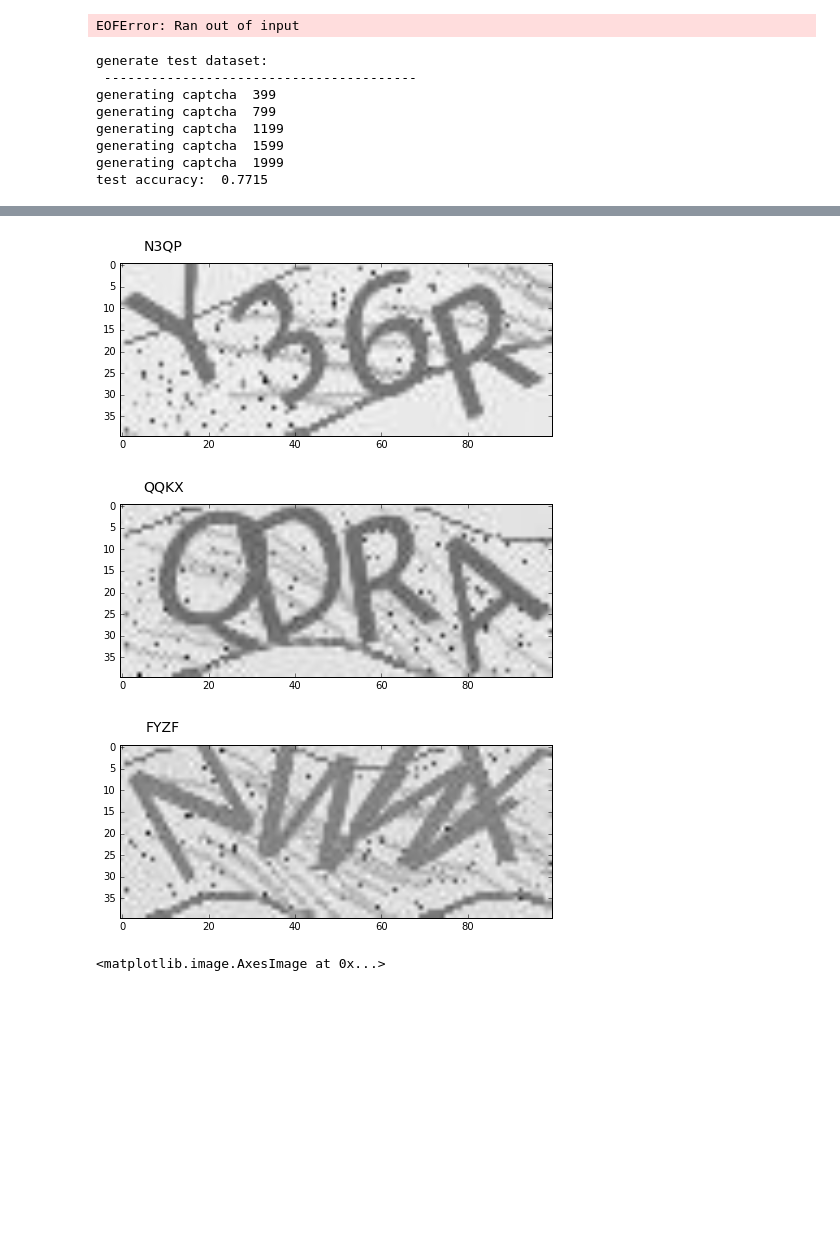
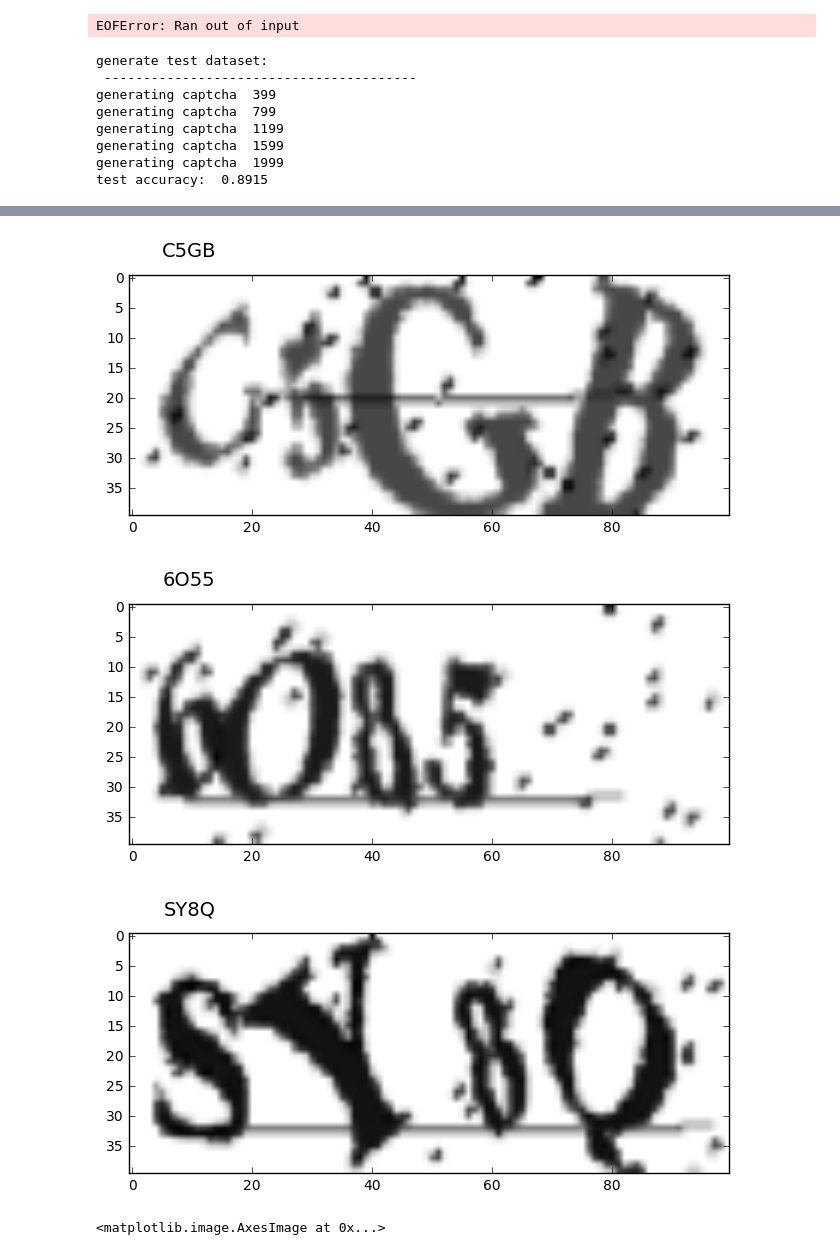
Before and after one commit to yuyang2009/kaggle, a Jupyter notebook: captcha.ipynb, the cells around one changed output, grey strips where cells are left out. Cells and saved outputs as stored; diff of their text form; code cells hidden in the pictures; blank space fills up the shorter version.

Commit message:
fix itable image load

```diff
--- a/captcha.ipynb
+++ b/captcha.ipynb
@@ -37,7 +37,7 @@ num_char = 4
 char_map = string.ascii_uppercase + string.digits
 
 def img_preprocess(img):
-    img_resize = np.resize(img, (height_images, width_images, 3))
+    img_resize = np.array(img.resize((width_images, height_images)))
     img_gray = np.mean(img_resize, -1)
 #     img_gray = np.multiply(img_resize, [0.2989, 0.5870, 0.1140])
     img_scale = np.multiply(img_gray, 1/255.0)
@@ -49,7 +49,7 @@ def dataset_generator(num_images):
     y = np.empty((num_images, num_charmap*num_char))
     for i in range(num_images):
         text = ''.join(random.sample(char_map, num_char))
-        img = np.array(image_generator.generate_image(text))
+        img = image_generator.generate_image(text)
         X[i, :, :] = img_preprocess(img)
         y_index = [ char_map.find(text[_i])+_i*num_charmap for _i in range(num_char)]
         y[i, y_index] = 1
@@ -382,4 +388,4 @@ generating captcha  799
 generating captcha  1199
 generating captcha  1599
 generating captcha  1999
-test accuracy:  0.7715
+test accuracy:  0.8915
@@ -393,7 +402,8 @@ test accuracy:  0.7715
 # saver.restore(sess, "./model/model.ckpt")
 # X, y = X_batch, y_batch
 # print(accuracy.eval(feed_dict={x: X, y_: y, keep_prob: 1.0}))
-idx_lst = range(50, 60)
+plot_ind = 690
+idx_lst = range(plot_ind, plot_ind+10)
 for idx in idx_lst:
 #     print(''.join([char_map[_i] for _i in pred[idx]]))
     text = ''.join([char_map[_i] for _i in pred[idx]])
@@ -412,4 +422,4 @@ for idx in idx_lst:
-[figure, old version]
+[figure, new version]
-[figure, old version]
+[figure, new version]
-[figure, old version]
+[figure, new version]
 # %%
```
Also changed, not shown: parts of 13 cells of this notebook.
